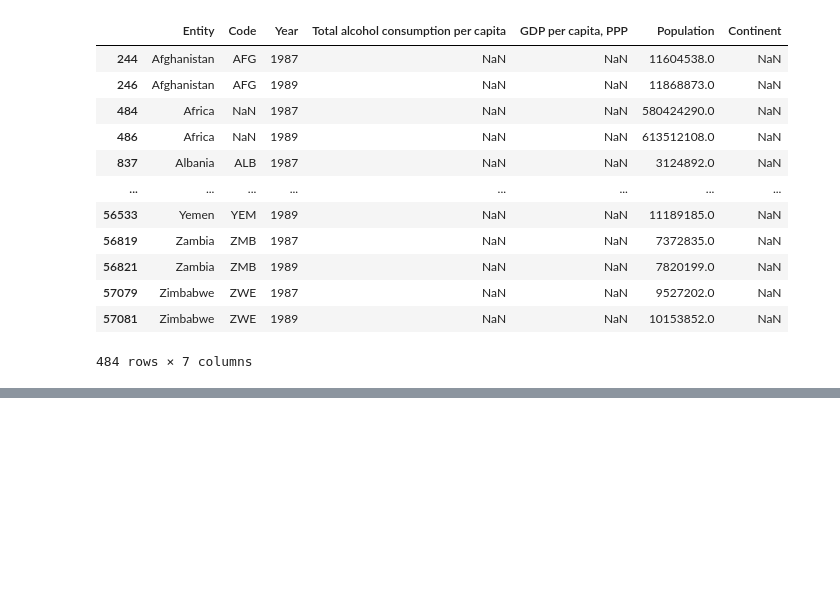
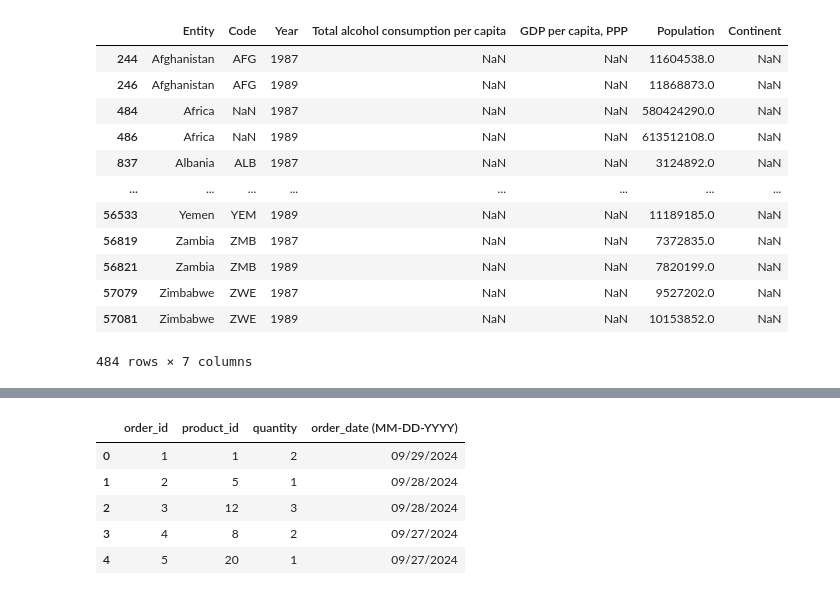
Before and after one commit to fasihh/paiFall24, a Jupyter notebook: Labs/06/K230018_06.ipynb, the cells around one changed output, grey strips where cells are left out. Saved outputs shown, nothing was run; the diff lists cells and outputs as text; code cells hidden in the pictures; blank space fills up the shorter version.

```diff
--- a/Labs/06/K230018_06.ipynb
+++ b/Labs/06/K230018_06.ipynb
@@ -116,0 +170,10 @@ ImportError: Missing optional dependency 'openpyxl'.  Use pip or conda to instal
+# %%
+# first 5 of orders
+orders.head()
+# %% [output]
+|  | order_id | product_id | quantity | order_date (MM-DD-YYYY) |
+| 0 | 1 | 1 | 2 | 09/29/2024 |
+| 1 | 2 | 5 | 1 | 09/28/2024 |
+| 2 | 3 | 12 | 3 | 09/28/2024 |
+| 3 | 4 | 8 | 2 | 09/27/2024 |
+| 4 | 5 | 20 | 1 | 09/27/2024 |
```
Also changed, not shown: parts of 33 cells of this notebook, 2 other files.
